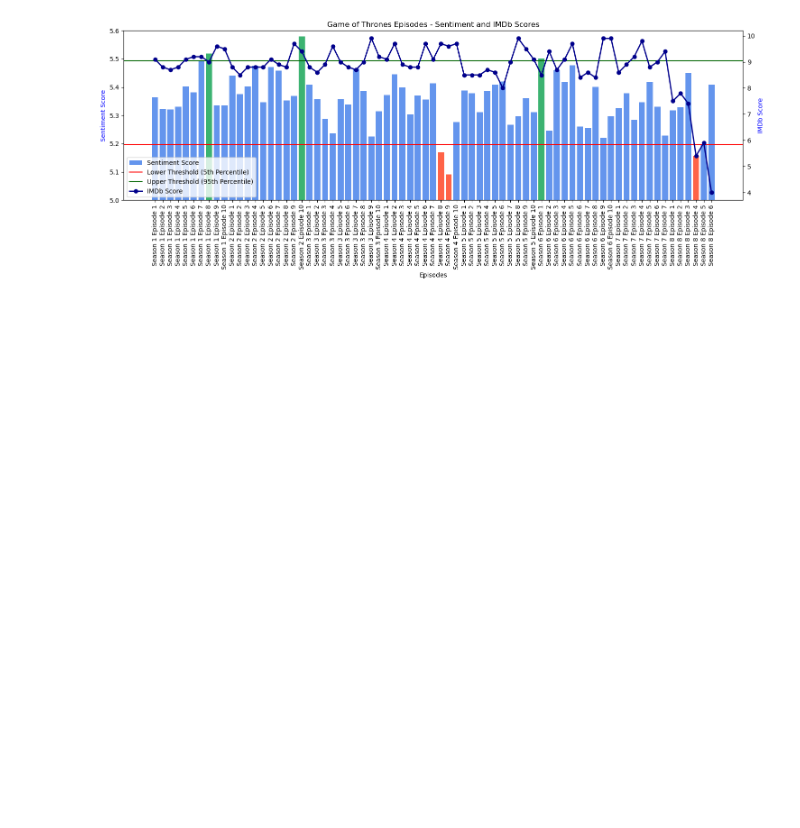
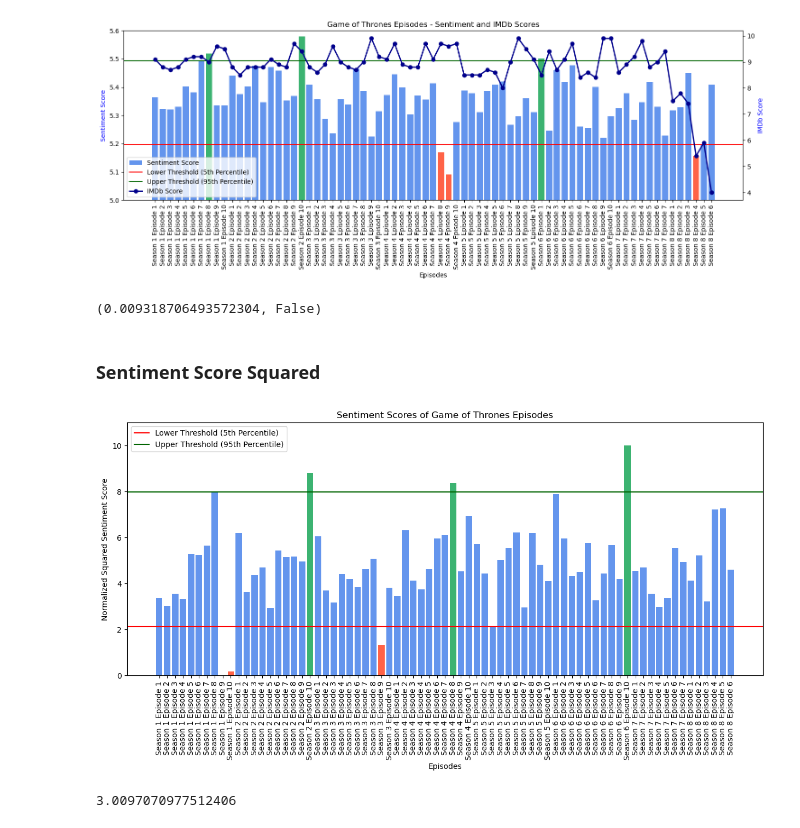
Before and after one commit to Agentroi/socialegraphs23, a Jupyter notebook: project/final/working_notebook.ipynb, the cells around one changed output. Saved outputs shown, nothing was run; the diff lists cells and outputs as text; code cells hidden in the pictures; blank space fills up the shorter version.

Commit message:
Added squared scores analysis

```diff
--- a/project/final/working_notebook.ipynb
+++ b/project/final/working_notebook.ipynb
@@ -1407,3 +1437,10 @@ plt.tight_layout()
 plt.show()
 # %% [output]
 [figure]
+# %%
+#Use episode_correlation function to calculate the correlation between sentiment scores and IMDb scores
+episode_correlation(score_df['Score'], imdb_scores, 0.05)
+# %% [output]
+(0.009318706493572304, False)
+# %% [markdown]
+### Sentiment Score Squared
@@ -1409,0 +1500,58 @@ plt.show()
+# %%
+# Convert the dictionary to a DataFrame
+normalized_score_list = list(normalized_episode_scores.values())
+normalized_score_df = pd.DataFrame({'Episode': episode_list, 'Score': normalized_score_list})
+
+# Extract numerical parts for sorting
+normalized_score_df['Season_Number'] = normalized_score_df['Episode'].apply(lambda x: int(x.split(' ')[1]))
+normalized_score_df['Episode_Number'] = normalized_score_df['Episode'].apply(lambda x: int(x.split(' ')[3]))
+
+# Sort by season and episode number
+normalized_score_df.sort_values(by=['Season_Number', 'Episode_Number'], inplace=True)
+# %%
+all_scores = list(normalized_episode_scores.values())
+num_episodes = 1  # Since we are analyzing one episode at a time
+num_iterations = 10000
+shuffled_means = []
+for _ in range(num_iterations):
+    random_sample = np.random.choice(all_scores, size=num_episodes, replace=False)
+    shuffled_means.append(np.mean(random_sample))
+
+# Apply the function to each episode
+analysis_results = {}
+for episode, score in normalized_episode_scores.items():
+    analysis_results[episode] = sentiment_analysis(normalized_episode_scores, score, shuffled_means, num_iterations)
+
+
+# Convert the results to a DataFrame
+analysis_results_df = pd.DataFrame(analysis_results).transpose()
+
+# Calculate thresholds
+lower_threshold = np.percentile(shuffled_means, 5)
+upper_threshold = np.percentile(shuffled_means, 95)
+
+# Determine the color for each bar based on whether it falls within the thresholds
+colors = ['tomato' if (score < lower_threshold) else 'mediumseagreen' if (score > upper_threshold) else 'cornflowerblue' for score in normalized_score_df['Score']]
+
+# Make a histogram with episodes on the x-axis and sentiment scores on the y-axis
+plt.figure(figsize=(15, 6))
+plt.bar(normalized_score_df['Episode'], normalized_score_df['Score'], color=colors)
+plt.xlabel('Episodes')
+plt.ylabel('Normalized Squared Sentiment Score')
+plt.title('Sentiment Scores of Game of Thrones Episodes')
+
+# Adding horizontal lines for the thresholds
+plt.axhline(y=lower_threshold, color='r', linestyle='-', label='Lower Threshold (5th Percentile)')
+plt.axhline(y=upper_threshold, color='darkgreen', linestyle='-', label='Upper Threshold (95th Percentile)')
+
+plt.xticks(rotation=90)  # Rotates the x-axis labels for readability
+plt.ylim(0, 11)  # Set the y-axis limits
+plt.legend()  # Add a legend to display labels
+plt.show()
+# %% [output]
+[figure, added]
+# %%
+#Calculate variance of the normalized scores
+normalized_score_df['Score'].var()
+# %% [output]
+3.0097070977512406
```
Also changed, not shown: parts of 18 cells of this notebook.
